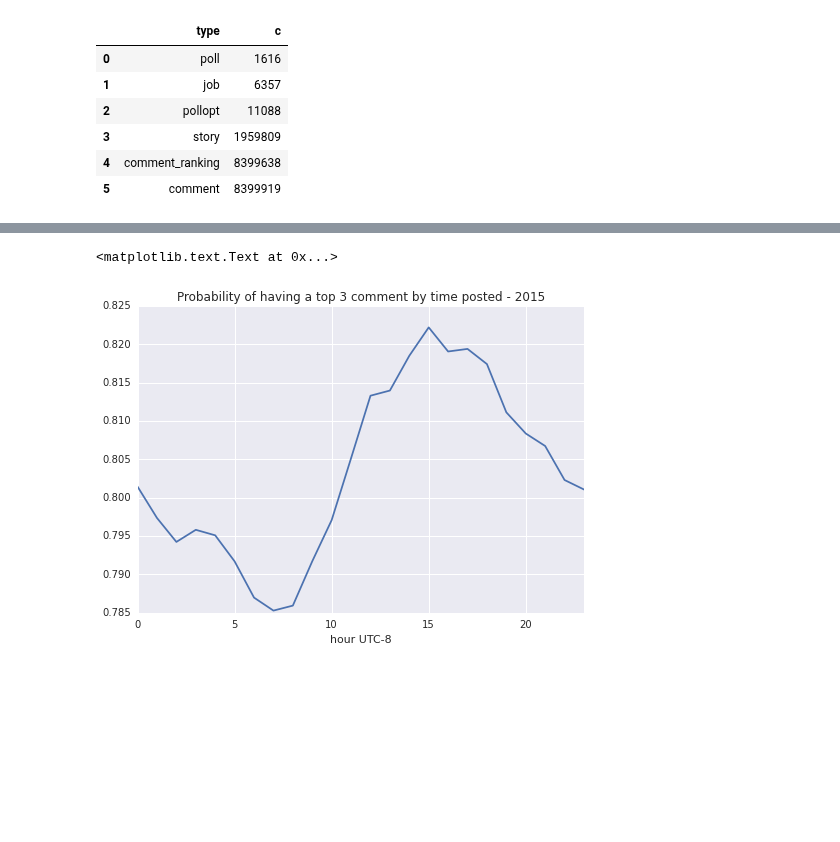
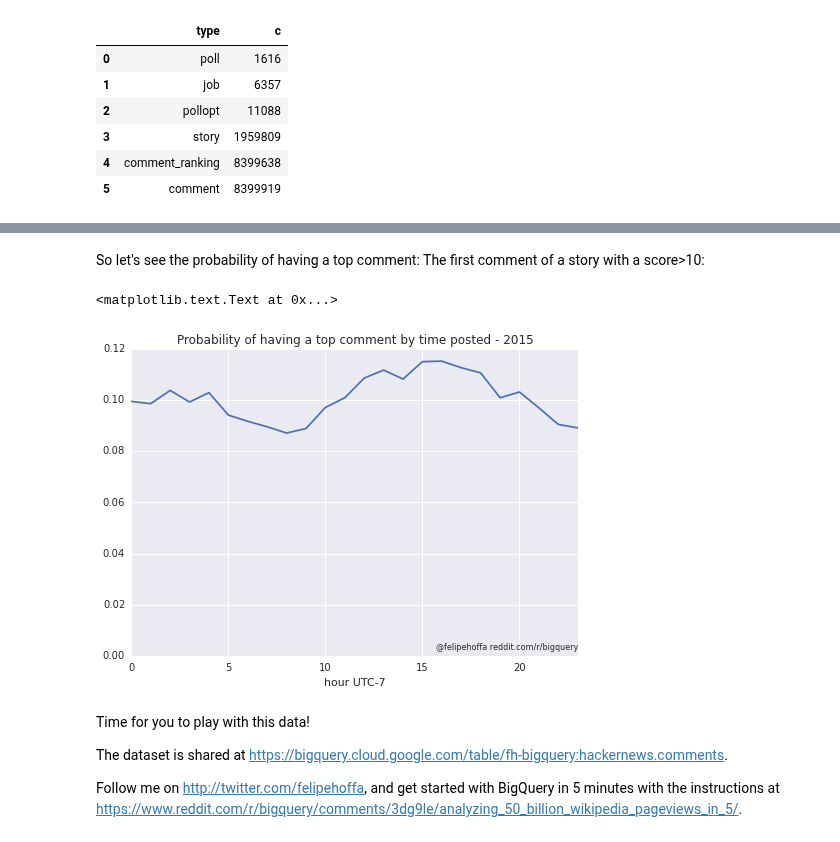
Before and after one commit to fhoffa/notebooks, a Jupyter notebook: analyzing hacker news.ipynb, the cells around one changed output, grey strips where cells are left out. Saved outputs shown, nothing was run; the diff lists cells and outputs as text; code cells hidden in the pictures; blank space fills up the shorter version.

```diff
--- a/analyzing hacker news.ipynb
+++ b/analyzing hacker news.ipynb
@@ -87,6 +139,16 @@ my_plot.set_xlabel("hour UTC-8")
+# %% [markdown]
+So let's see the probability of having a top comment: The first comment of a story with a score>10:
 # %%
-my_plot=comments.set_index('hour')['prob'].plot(kind='line', title='Probability of having a top 3 comment by time posted - 2015')
-my_plot.set_xlabel("hour UTC-8")
+my_plot=bq.Query(hn.top_comments_per_hour).to_dataframe().set_index('hour')['prob'].plot(kind='line', title='Probability of having a top comment by time posted - 2015')
+my_plot.set_xlabel("hour UTC-7")
+my_plot.set_ylim(ymin=0)
+plt.figtext(.9,.14,'@felipehoffa reddit.com/r/bigquery', fontsize=8, ha='right')
 # %% [output]
 <matplotlib.text.Text at 0x...>
-[figure, old version]
+[figure, new version]
+# %% [markdown]
+Time for you to play with this data!
+
+The dataset is shared at https://bigquery.cloud.google.com/table/fh-bigquery:hackernews.comments.
+
+Follow me on http://twitter.com/felipehoffa, and get started with BigQuery in 5 minutes with the instructions at https://www.reddit.com/r/bigquery/comments/3dg9le/analyzing_50_billion_wikipedia_pageviews_in_5/.
```
Also changed, not shown: parts of 15 cells of this notebook.
